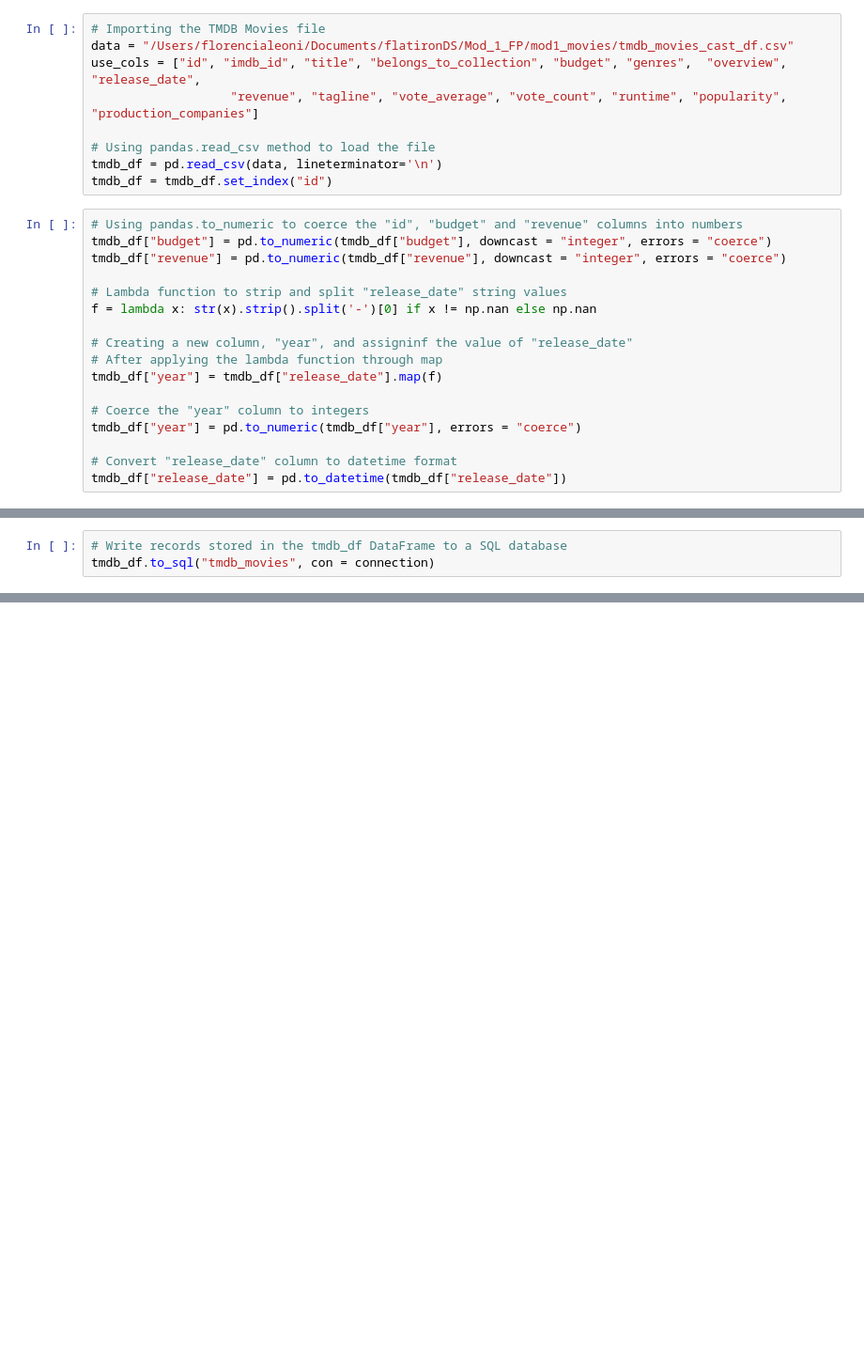
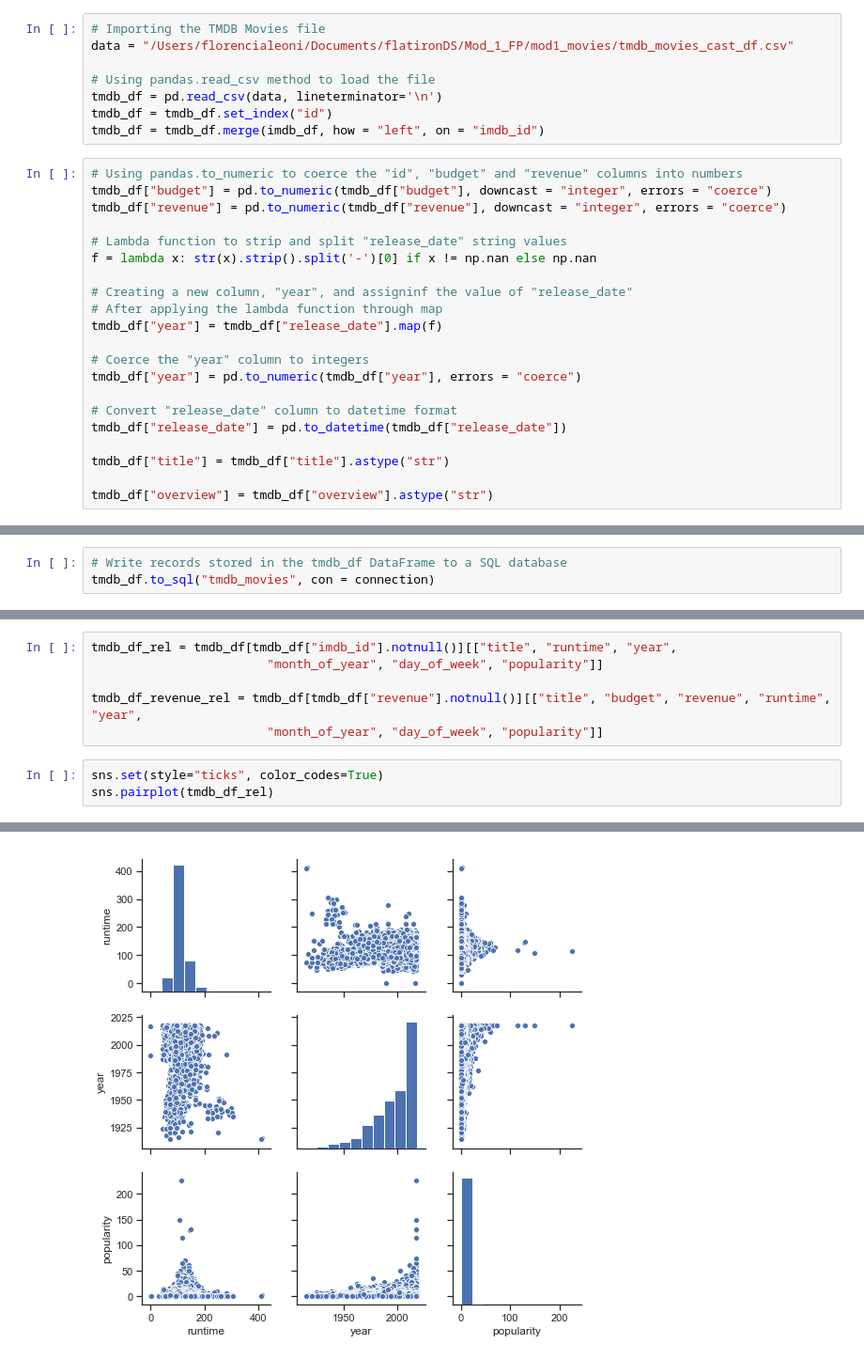
Before and after one commit to whohuhwhat/mod1_movies, a Jupyter notebook: Data_Wrangling_Database_Creation.ipynb, the cells around one changed output, grey strips where cells are left out. Shown at 94% size. Cells and saved outputs as stored; diff of their text form; blank space fills up the shorter version.

```diff
--- a/Data_Wrangling_Database_Creation.ipynb
+++ b/Data_Wrangling_Database_Creation.ipynb
@@ -31,12 +44,11 @@ imdb_df["meta_score"] = imdb_df["meta_score"].replace(" ", np.nan)
 # %%
 # Importing the TMDB Movies file
 data = "/Users/florencialeoni/Documents/flatironDS/Mod_1_FP/mod1_movies/tmdb_movies_cast_df.csv"
-use_cols = ["id", "imdb_id", "title", "belongs_to_collection", "budget", "genres",  "overview", "release_date",
-                   "revenue", "tagline", "vote_average", "vote_count", "runtime", "popularity", "production_companies"]
 
 # Using pandas.read_csv method to load the file
 tmdb_df = pd.read_csv(data, lineterminator='\n')
 tmdb_df = tmdb_df.set_index("id")
+tmdb_df = tmdb_df.merge(imdb_df, how = "left", on = "imdb_id")
 # %%
 # Using pandas.to_numeric to coerce the "id", "budget" and "revenue" columns into numbers
 tmdb_df["budget"] = pd.to_numeric(tmdb_df["budget"], downcast = "integer", errors = "coerce")
@@ -54,4 +66,8 @@ tmdb_df["year"] = pd.to_numeric(tmdb_df["year"], errors = "coerce")
 
 # Convert "release_date" column to datetime format
 tmdb_df["release_date"] = pd.to_datetime(tmdb_df["release_date"])
+
+tmdb_df["title"] = tmdb_df["title"].astype("str")
+
+tmdb_df["overview"] = tmdb_df["overview"].astype("str")
 # %%
@@ -106,0 +186,10 @@ tmdb_df.to_sql("tmdb_movies", con = connection)
+# %%
+tmdb_df_rel = tmdb_df[tmdb_df["imdb_id"].notnull()][["title", "runtime", "year",
+                        "month_of_year", "day_of_week", "popularity"]]
+
+tmdb_df_revenue_rel = tmdb_df[tmdb_df["revenue"].notnull()][["title", "budget", "revenue", "runtime", "year",
+                        "month_of_year", "day_of_week", "popularity"]]
+# %%
+sns.set(style="ticks", color_codes=True)
+sns.pairplot(tmdb_df_rel)
+# %% [output]
@@ -106,0 +197 @@ tmdb_df.to_sql("tmdb_movies", con = connection)
+[figure, added]
```
Also changed, not shown: parts of 23 cells of this notebook.
